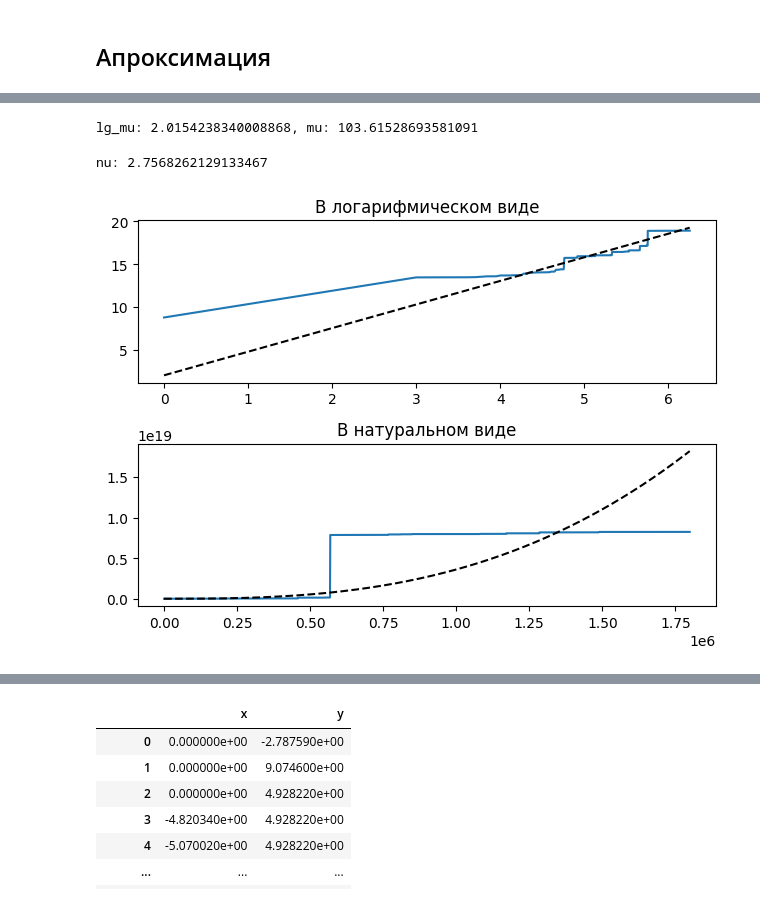
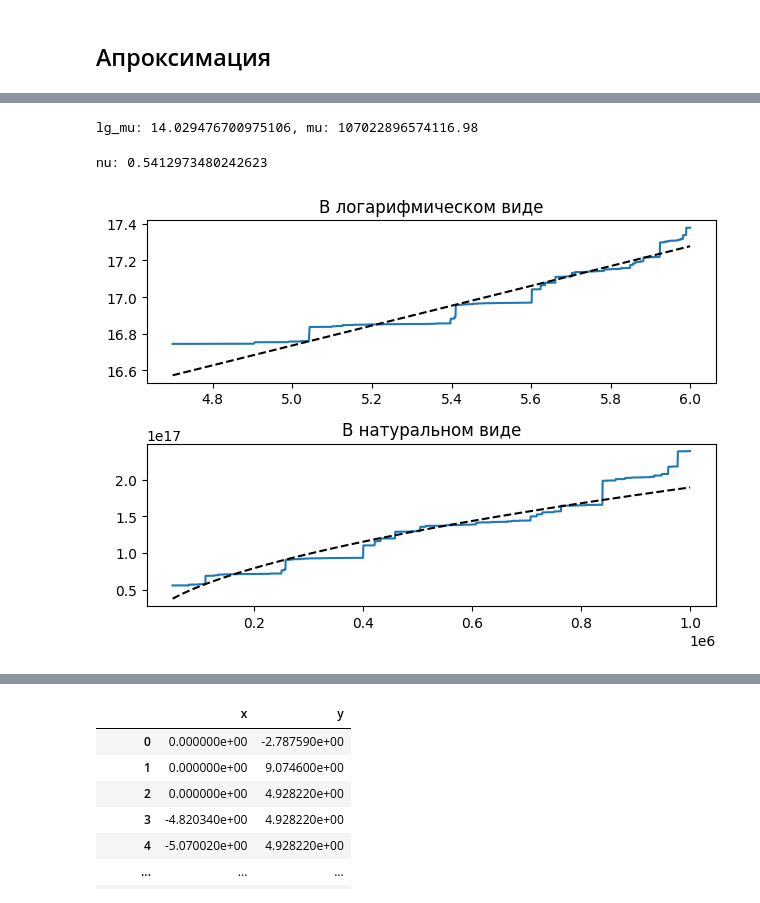
Before and after one commit to Mis-prog/matmod-8sem, a Jupyter notebook: lab1/misha/report/result.ipynb, the cells around one changed output, grey strips where cells are left out. Drawn from its saved outputs; the diff is of its cells as text; code cells hidden in the pictures.

```diff
--- a/lab1/misha/report/result.ipynb
+++ b/lab1/misha/report/result.ipynb
@@ -3,7 +3,7 @@ import pandas as pd
 import matplotlib.pyplot as plt
 import numpy as np
 # %%
-data_calc = pd.read_csv('../result_1.5e5_2e6/calc.csv',sep=' ', index_col=False)
+data_calc = pd.read_csv('../result_5e5_1e6/calc.csv',sep=' ', index_col=False)
 # %%
 # data_calc.N += 1
 data_calc
@@ -24,6 +24,7 @@ data_calc
 # %% [markdown]
 ## Апроксимация
 # %%
-index = 1800
-x = np.log10(data_calc['N'][:index])
-y = np.log10(data_calc['<ΔR^2>'][:index])
+index_end = 2000
+index_start = 100
+x = np.log10(data_calc['N'][index_start:index_end])
+y = np.log10(data_calc['<ΔR^2>'][index_start:index_end])
@@ -32,33 +48,33 @@ lg_mu = (y.mean()*(x**2).mean() - (x*y).mean()*x.mean())/((x**2).mean() - x.mean
 mu = 10**lg_mu
 print(f'lg_mu: {lg_mu}, mu: {mu}')
 # %% [output]
-lg_mu: 2.0154238340008868, mu: 103.61528693581091
+lg_mu: 14.029476700975106, mu: 107022896574116.98
 # %%
 nu = ((x*y).mean() - y.mean()*x.mean())/((x**2).mean() - x.mean()**2)
 print(f'nu: {nu}')
 # %% [output]
-nu: 2.7568262129133467
+nu: 0.5412973480242623
 # %%
 plt.figure()
 
 plt.subplot(2, 1, 1)
 
-x = np.log10(data_calc['N'][:index])
-y = np.log10(data_calc['<ΔR^2>'][:index])
+x = np.log10(data_calc['N'][index_start:index_end])
+y = np.log10(data_calc['<ΔR^2>'][index_start:index_end])
 plt.title('В логарифмическом виде')
 plt.plot(x, y)
 plt.plot(x, lg_mu + nu * x,'k--', label='Аппроксимация')
 
 plt.subplot(2, 1, 2)
-N_list = data_calc['N'][:index]
-R2_list = data_calc['<ΔR^2>'][:index]
+N_list = data_calc['N'][index_start:index_end]
+R2_list = data_calc['<ΔR^2>'][index_start:index_end]
 plt.title('В натуральном виде')
 plt.plot(N_list, R2_list)
 plt.plot(N_list, mu*(N_list**nu),'k--', label='Аппроксимация')
 
 plt.tight_layout()
 plt.show()
 # %% [output]
-[figure, old version]
+[figure, new version]
 # %%
 data_first_particle = pd.read_csv('../result_new/first_particle.csv',sep=' ', index_col=False)
```
Also changed, not shown: parts of 3 cells of this notebook.
